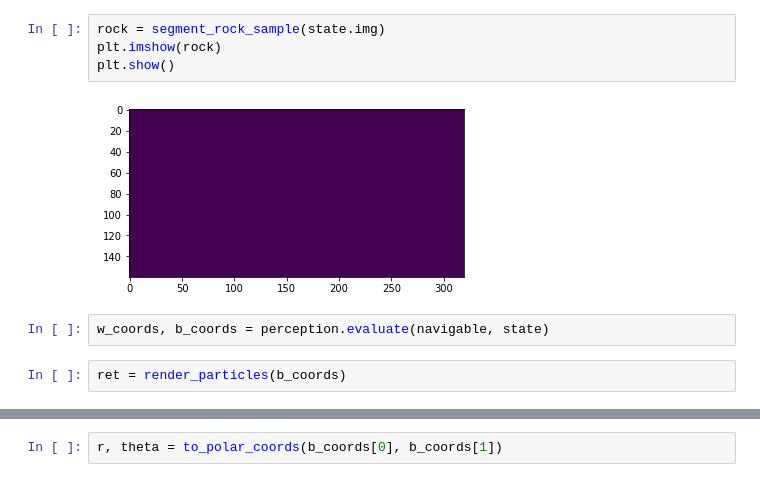
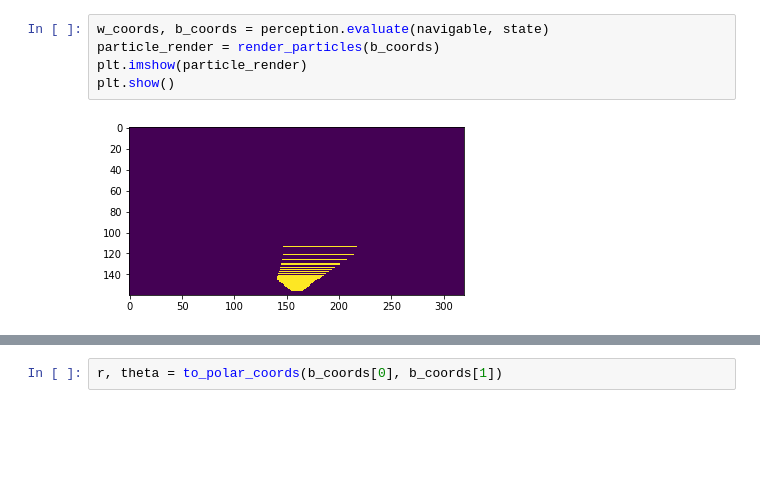
Before and after one commit to kor01/RoboND-Rover-Baseline, a Jupyter notebook: code/visualization.ipynb, the cells around one changed output, grey strips where cells are left out. Cells and saved outputs as stored; diff of their text form; blank space fills up the shorter version.

Commit message:
fixed ray render

```diff
--- a/code/visualization.ipynb
+++ b/code/visualization.ipynb
@@ -45,10 +42,7 @@ plt.show()
-# %%
-rock = segment_rock_sample(state.img)
-plt.imshow(rock)
-plt.show()
-# %% [output]
-[figure, removed]
 # %%
 w_coords, b_coords = perception.evaluate(navigable, state)
+particle_render = render_particles(b_coords)
+plt.imshow(particle_render)
+plt.show()
+# %% [output]
+[figure, added]
-# %%
-ret = render_particles(b_coords)
```
Also changed, not shown: parts of 14 cells of this notebook, 3 other files.
